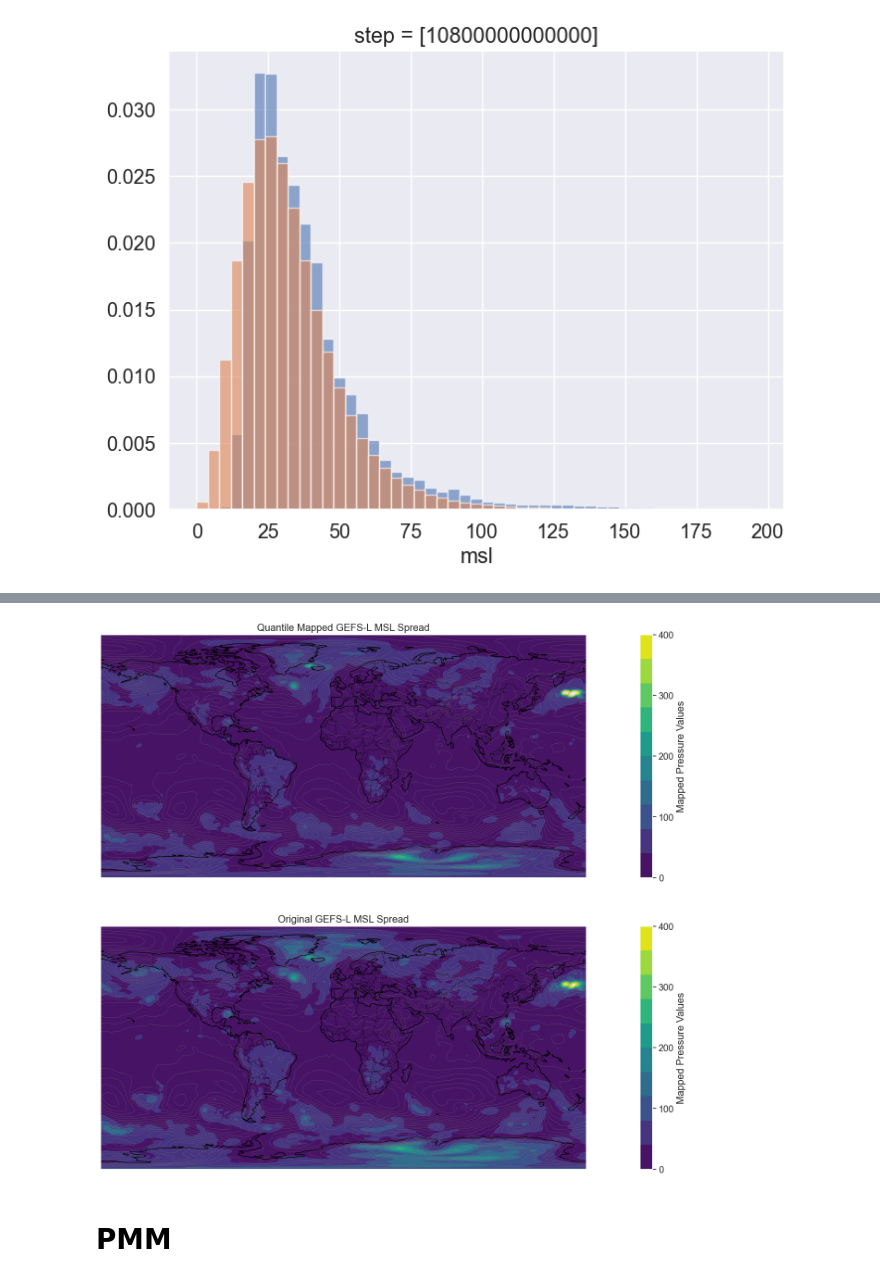
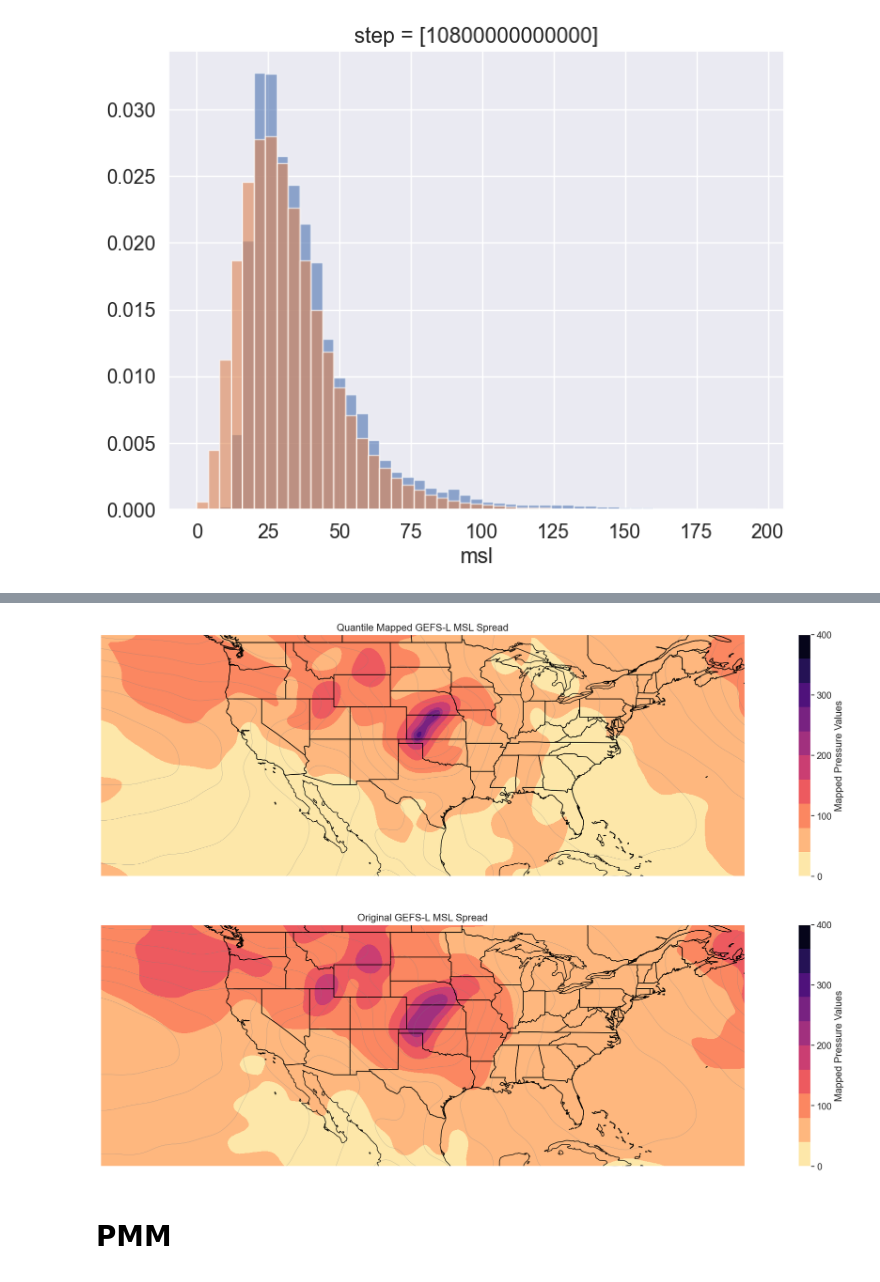
Before and after one commit to aaTman/espr, a Jupyter notebook: espr/testing_notebook.ipynb, the cells around one changed output, grey strips where cells are left out. Drawn from its saved outputs; the diff is of its cells as text; code cells hidden in the pictures.

```diff
--- a/espr/testing_notebook.ipynb
+++ b/espr/testing_notebook.ipynb
@@ -51,6 +52,6 @@ Worker: 2
 # %%
 gefs = GEFSLivePull()
 mc = MClimate()
-gefs_l = gefs.gefs_live(ensemble=True)
-gefs_r = mc.generate_mclimate()
+gefs_l = gefs.gefs_live(fhour=24,ensemble=False)
+gefs_r = mc.generate_mclimate(fhour=24)
 # %% [output]
@@ -110,4 +94,4 @@ plt.show()
 # %%
 quantiles = np.linspace(0, 1, 100)
 gefs_r_quantiles = np.quantile(gefs_r_std['msl'], quantiles)
-gefs_l_quantiles = np.quantile(gefs_l.gespr['prmsl'], quantiles)
+gefs_l_quantiles = np.quantile(gefs_l.ge_spr['prmsl'], quantiles)
@@ -118,5 +98,5 @@ gefs_l_quantiles = np.quantile(gefs_l.gespr['prmsl'], quantiles)
 # %%
-mapped_gefs_l_data = np.interp(gefs_l.gespr['prmsl'].values.flatten(), gefs_l_quantiles, gefs_r_quantiles)
+mapped_gefs_l_data = np.interp(gefs_l.ge_spr['prmsl'].values.flatten(), gefs_l_quantiles, gefs_r_quantiles)
 # %%
 # Step 2: Map blue data to orange distribution using quantiles
 fig, ax = plt.subplots(figsize=(8,6))
@@ -189,58 +171,63 @@ plt.show()
 # %%
-import cartopy.crs as ccrs
-import cartopy.feature as cfeature
+
 
 # Reshape the mapped data to the original shape
-reshaped_data = mapped_gefs_l_data.reshape(gefs_l.gespr['prmsl'].shape)
+reshaped_data = mapped_gefs_l_data.reshape(gefs_l.ge_spr['prmsl'].shape)
 
 # Create a figure and axis with Cartopy projection
 fig, ax = plt.subplots(2,1,figsize=(30, 15), subplot_kw={'projection': ccrs.PlateCarree()})
-
+for a in ax:
+    a.set_extent([-140, -60, 20, 50], crs=ccrs.PlateCarree())
 # Add coastlines and borders for better visualization
 ax[0].coastlines()
-ax[0].add_feature(cfeature.BORDERS, linestyle=':')
+ax[0].add_feature(cfeature.LAKES,facecolor='grey',zorder=1)
+ax[0].add_feature(cfeature.BORDERS)
+ax[0].add_feature(cfeature.STATES)
 # Add coastlines and borders for better visualization
 ax[1].coastlines()
-ax[1].add_feature(cfeature.BORDERS, linestyle=':')
+ax[1].add_feature(cfeature.LAKES,facecolor='grey',zorder=1)
+ax[1].add_feature(cfeature.BORDERS)
+ax[1].add_feature(cfeature.STATES)
+
 # Plot the data
-contour1 = ax[0].contourf(gefs_l.gespr['longitude'],
-gefs_l.gespr['latitude'],
+contour1 = ax[0].contourf(gefs_l.ge_spr['longitude'],
+gefs_l.ge_spr['latitude'],
 reshaped_data[0, :, :],
 transform=ccrs.PlateCarree(),
-cmap='viridis',
+cmap='magma_r',
 levels=np.linspace(0,400,11))
 
-emean_contour = ax[0].contour(gefs_l.gespr['longitude'],
-gefs_l.gespr['latitude'],
-gefs_l.geavg['prmsl'].squeeze()/100,
+emean_contour = ax[0].contour(gefs_l.ge_spr['longitude'],
+gefs_l.ge_spr['latitude'],
+gefs_l.ge_avg['prmsl'].squeeze()/100,
 transform=ccrs.PlateCarree(),
 colors='gray',
 levels=np.arange(950,1050,4),linewidths=0.25)
 
 ax[0].set_title('Quantile Mapped GEFS-L MSL Spread')
-contour2 = ax[1].contourf(gefs_l.gespr['longitude'],
-gefs_l.gespr['latitude'],
-gefs_l.gespr['prmsl'].squeeze(),
+contour2 = ax[1].contourf(gefs_l.ge_spr['longitude'],
+gefs_l.ge_spr['latitude'],
+gefs_l.ge_spr['prmsl'].squeeze(),
 transform=ccrs.PlateCarree(),
-cmap='viridis',
+cmap='magma_r',
 levels=np.linspace(0,400,11)
 )
-emean_contour = ax[1].contour(gefs_l.gespr['longitude'],
-gefs_l.gespr['latitude'],
-gefs_l.geavg['prmsl'].squeeze()/100,
+emean_contour = ax[1].contour(gefs_l.ge_spr['longitude'],
+gefs_l.ge_spr['latitude'],
+gefs_l.ge_avg['prmsl'].squeeze()/100,
 transform=ccrs.PlateCarree(),
 colors='gray',
 levels=np.arange(950,1050,4),linewidths=0.25)
 ax[1].set_title('Original GEFS-L MSL Spread')
 # Add a colorbar
 cbar1 = plt.colorbar(contour1, ax=ax[0], orientation='vertical', pad=0.05,ticks=[0,100,200,300,400])
 cbar2 = plt.colorbar(contour2, ax=ax[1], orientation='vertical', pad=0.05,ticks=[0,100,200,300,400])
 
 cbar1.set_label('Mapped Pressure Values')
 cbar2.set_label('Mapped Pressure Values')
 plt.show()
 # %% [output]
-[figure, old version]
+[figure, new version]
 # %% [markdown]
 # PMM
 # %%
```
Also changed, not shown: parts of 10 cells of this notebook.
